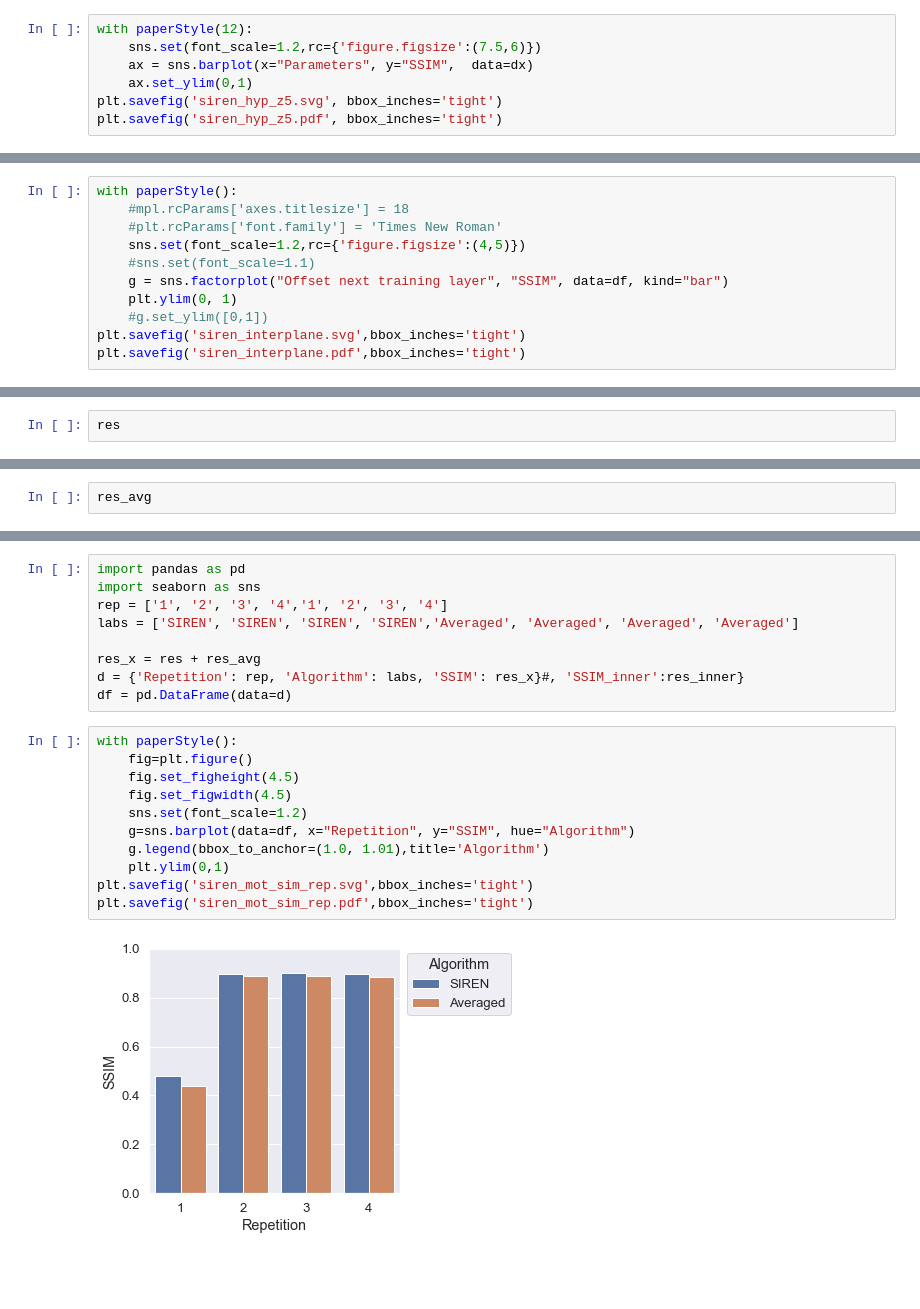
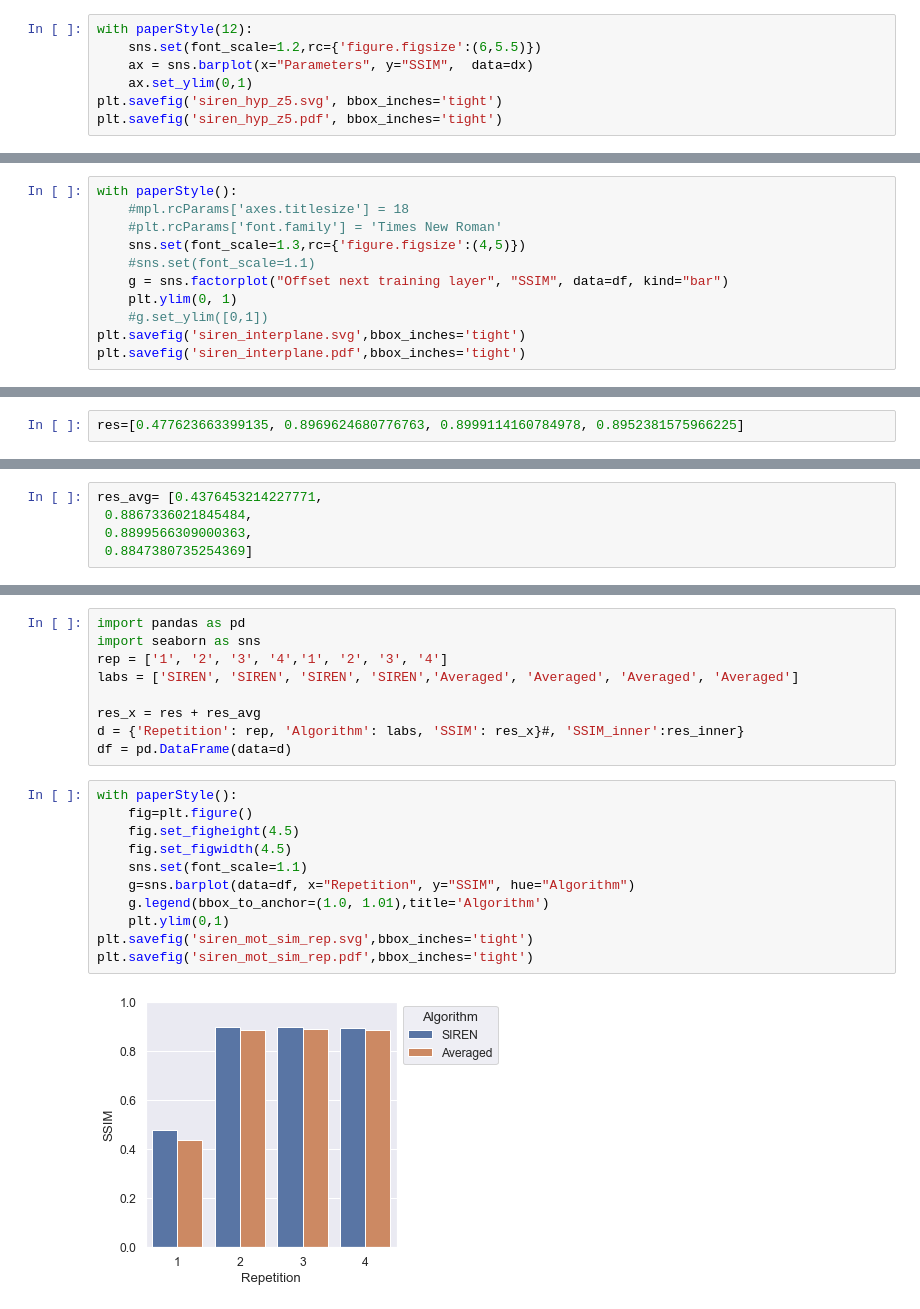
Before and after one commit to ankilab/MasterThesis_OfSpinesAndDendrites, a Jupyter notebook: Thesis_Experiments/SIREN_Plane_Motion_Interpolation.ipynb, the cells around one changed output, grey strips where cells are left out. Saved outputs shown, nothing was run; the diff lists cells and outputs as text; blank space fills up the shorter version.

```diff
--- a/Thesis_Experiments/SIREN_Plane_Motion_Interpolation.ipynb
+++ b/Thesis_Experiments/SIREN_Plane_Motion_Interpolation.ipynb
@@ -291,6 +301,6 @@ dx
 # %%
 with paperStyle(12):
-    sns.set(font_scale=1.2,rc={'figure.figsize':(7.5,6)})
+    sns.set(font_scale=1.2,rc={'figure.figsize':(6,5.5)})
     ax = sns.barplot(x="Parameters", y="SSIM",  data=dx)
     ax.set_ylim(0,1)
 plt.savefig('siren_hyp_z5.svg', bbox_inches='tight')
@@ -440,7 +501,7 @@ df = pd.read_pickle('siren_interplane_pred.pkl')
 with paperStyle():
     #mpl.rcParams['axes.titlesize'] = 18
     #plt.rcParams['font.family'] = 'Times New Roman'
-    sns.set(font_scale=1.2,rc={'figure.figsize':(4,5)})
+    sns.set(font_scale=1.3,rc={'figure.figsize':(4,5)})
     #sns.set(font_scale=1.1)
     g = sns.factorplot("Offset next training layer", "SSIM", data=df, kind="bar")
     plt.ylim(0, 1)
@@ -664,2 +724,2 @@ for f in files:
 # %%
-res
+res=[0.477623663399135, 0.8969624680776763, 0.8999114160784978, 0.8952381575966225]
@@ -668,2 +726,5 @@ res
 # %%
-res_avg
+res_avg= [0.4376453214227771,
+ 0.8867336021845484,
+ 0.8899566309000363,
+ 0.8847380735254369]
@@ -684,13 +740,13 @@ df = pd.DataFrame(data=d)
 # %%
 with paperStyle():
     fig=plt.figure()
     fig.set_figheight(4.5)
     fig.set_figwidth(4.5)
-    sns.set(font_scale=1.2)
+    sns.set(font_scale=1.1)
     g=sns.barplot(data=df, x="Repetition", y="SSIM", hue="Algorithm")
     g.legend(bbox_to_anchor=(1.0, 1.01),title='Algorithm')
     plt.ylim(0,1)
 plt.savefig('siren_mot_sim_rep.svg',bbox_inches='tight')
 plt.savefig('siren_mot_sim_rep.pdf',bbox_inches='tight')
 # %% [output]
-[figure, old version]
+[figure, new version]
```
Also changed, not shown: parts of 11 cells of this notebook, 6 other files.
